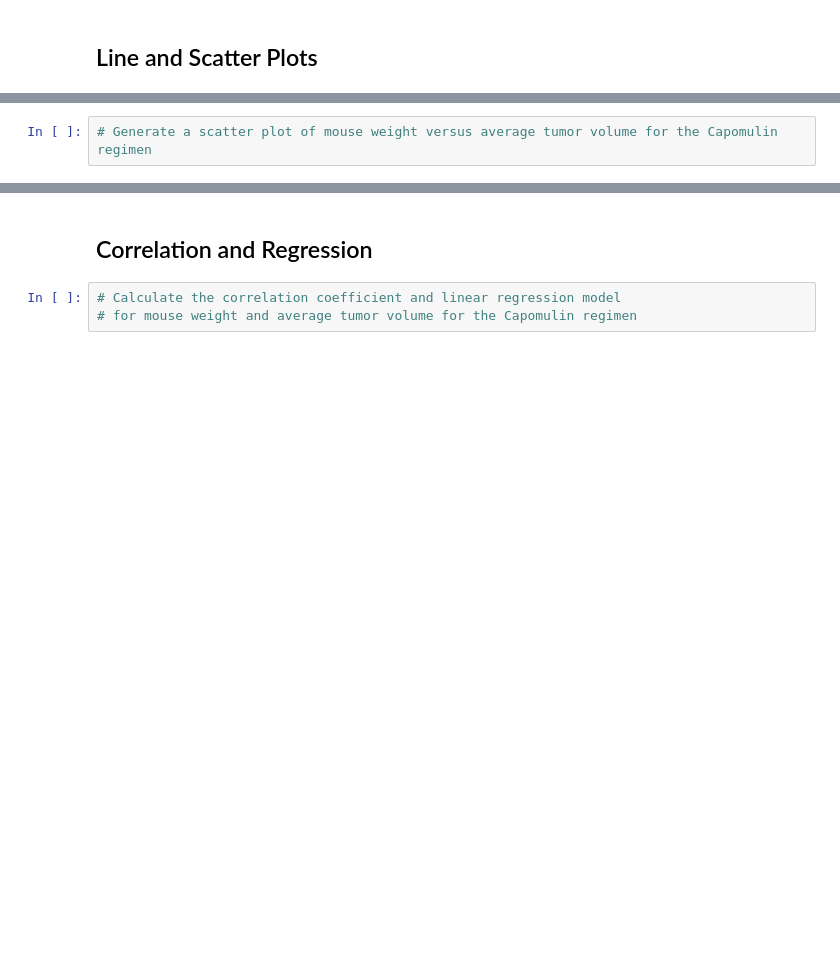
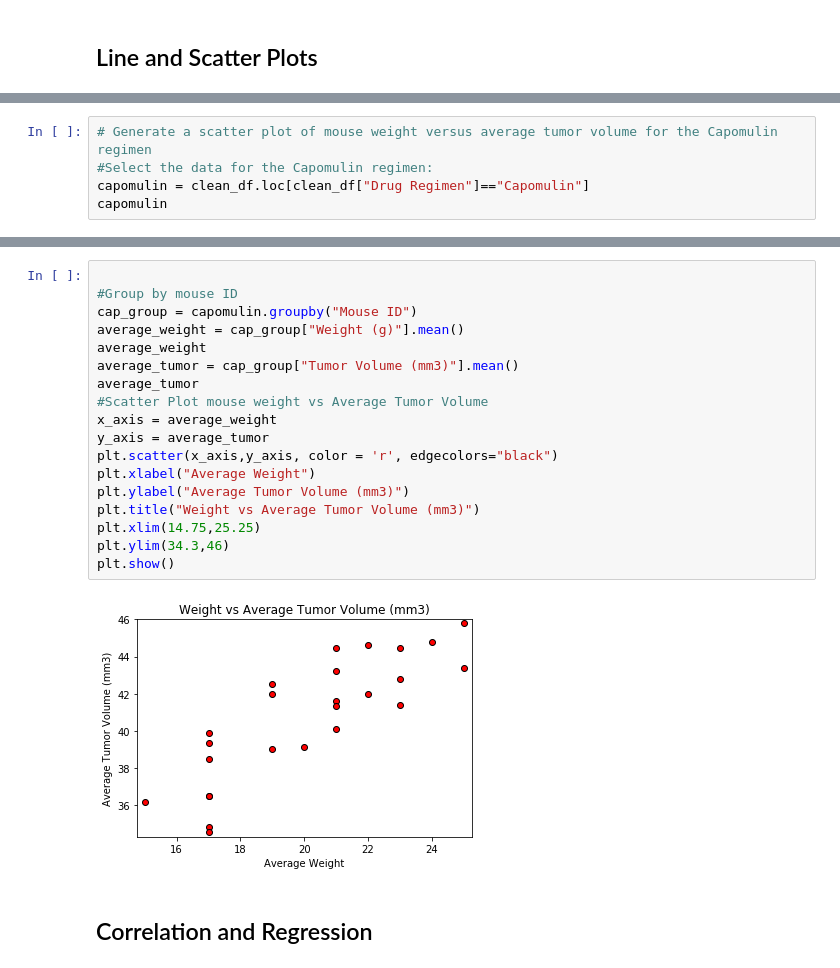
Before and after one commit to babetteblanquet/Python-code, a Jupyter notebook: MatPlotLib-Challenge/Pymaceuticals/pymaceuticals_starter.ipynb, the cells around one changed output, grey strips where cells are left out. Cells and saved outputs as stored; diff of their text form; blank space fills up the shorter version.

```diff
--- a/MatPlotLib-Challenge/Pymaceuticals/pymaceuticals_starter.ipynb
+++ b/MatPlotLib-Challenge/Pymaceuticals/pymaceuticals_starter.ipynb
@@ -362,2 +426,5 @@ plt.show()
 # %%
 # Generate a scatter plot of mouse weight versus average tumor volume for the Capomulin regimen
+#Select the data for the Capomulin regimen:
+capomulin = clean_df.loc[clean_df["Drug Regimen"]=="Capomulin"]
+capomulin
@@ -364,5 +445,22 @@ plt.show()
+# %%
+
+#Group by mouse ID
+cap_group = capomulin.groupby("Mouse ID")
+average_weight = cap_group["Weight (g)"].mean()
+average_weight
+average_tumor = cap_group["Tumor Volume (mm3)"].mean()
+average_tumor
+#Scatter Plot mouse weight vs Average Tumor Volume
+x_axis = average_weight
+y_axis = average_tumor
+plt.scatter(x_axis,y_axis, color = 'r', edgecolors="black")
+plt.xlabel("Average Weight")
+plt.ylabel("Average Tumor Volume (mm3)")
+plt.title("Weight vs Average Tumor Volume (mm3)")
+plt.xlim(14.75,25.25)
+plt.ylim(34.3,46)
+plt.show()
+# %% [output]
+[figure, added]
 # %% [markdown]
 ## Correlation and Regression
-# %%
-# Calculate the correlation coefficient and linear regression model
-# for mouse weight and average tumor volume for the Capomulin regimen
```
Also changed, not shown: parts of 15 cells of this notebook.
